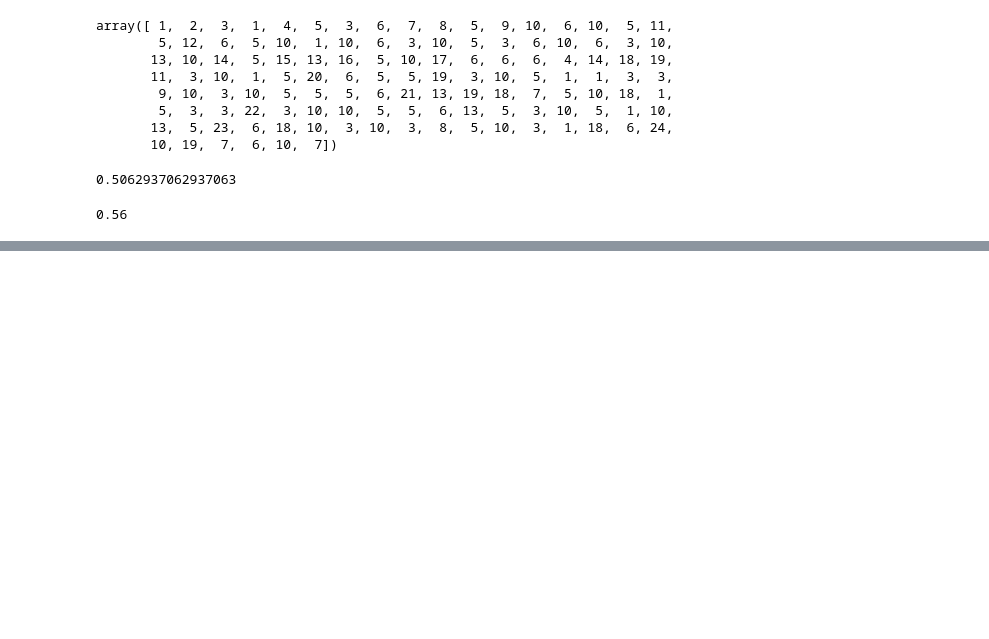
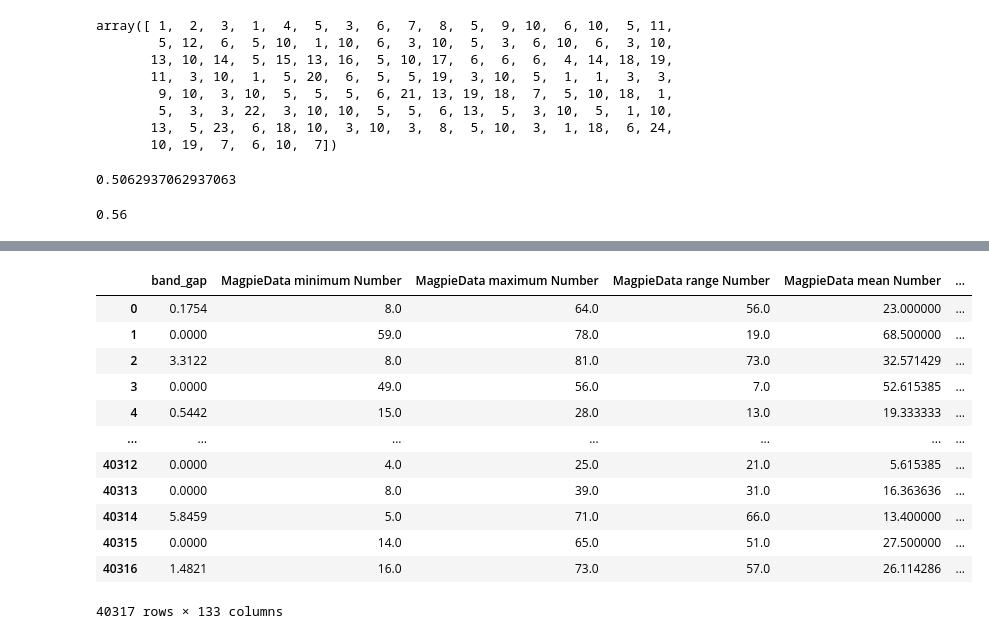
Before and after one commit to kyawlin/Materials_informatics, a Jupyter notebook: TL_comp_exp.ipynb, the cells around one changed output, grey strips where cells are left out. Drawn from its saved outputs; the diff is of its cells as text; code cells hidden in the pictures; blank space fills up the shorter version.

```diff
--- a/TL_comp_exp.ipynb
+++ b/TL_comp_exp.ipynb
@@ -252,0 +270,18 @@ f1_scores.mean()
+# %%
+excluded=["chemical_formula",'Property SMILES','ElementProperty Exceptions','Property band_gap units','composition']
+df_larger=computational_df.drop(columns=excluded)
+df_larger
+# %% [output]
+|  | band_gap | MagpieData minimum Number | MagpieData maximum Number | MagpieData range Number | MagpieData mean Number | ... |
+| 0 | 0.1754 | 8.0 | 64.0 | 56.0 | 23.000000 | ... |
+| 1 | 0.0000 | 59.0 | 78.0 | 19.0 | 68.500000 | ... |
+| 2 | 3.3122 | 8.0 | 81.0 | 73.0 | 32.571429 | ... |
+| 3 | 0.0000 | 49.0 | 56.0 | 7.0 | 52.615385 | ... |
+| 4 | 0.5442 | 15.0 | 28.0 | 13.0 | 19.333333 | ... |
+| ... | ... | ... | ... | ... | ... | ... |
+| 40312 | 0.0000 | 4.0 | 25.0 | 21.0 | 5.615385 | ... |
+| 40313 | 0.0000 | 8.0 | 39.0 | 31.0 | 16.363636 | ... |
+| 40314 | 5.8459 | 5.0 | 71.0 | 66.0 | 13.400000 | ... |
+| 40315 | 0.0000 | 14.0 | 65.0 | 51.0 | 27.500000 | ... |
+| 40316 | 1.4821 | 16.0 | 73.0 | 57.0 | 26.114286 | ... |
+40317 rows × 133 columns
```
Also changed, not shown: parts of 5 cells of this notebook.
